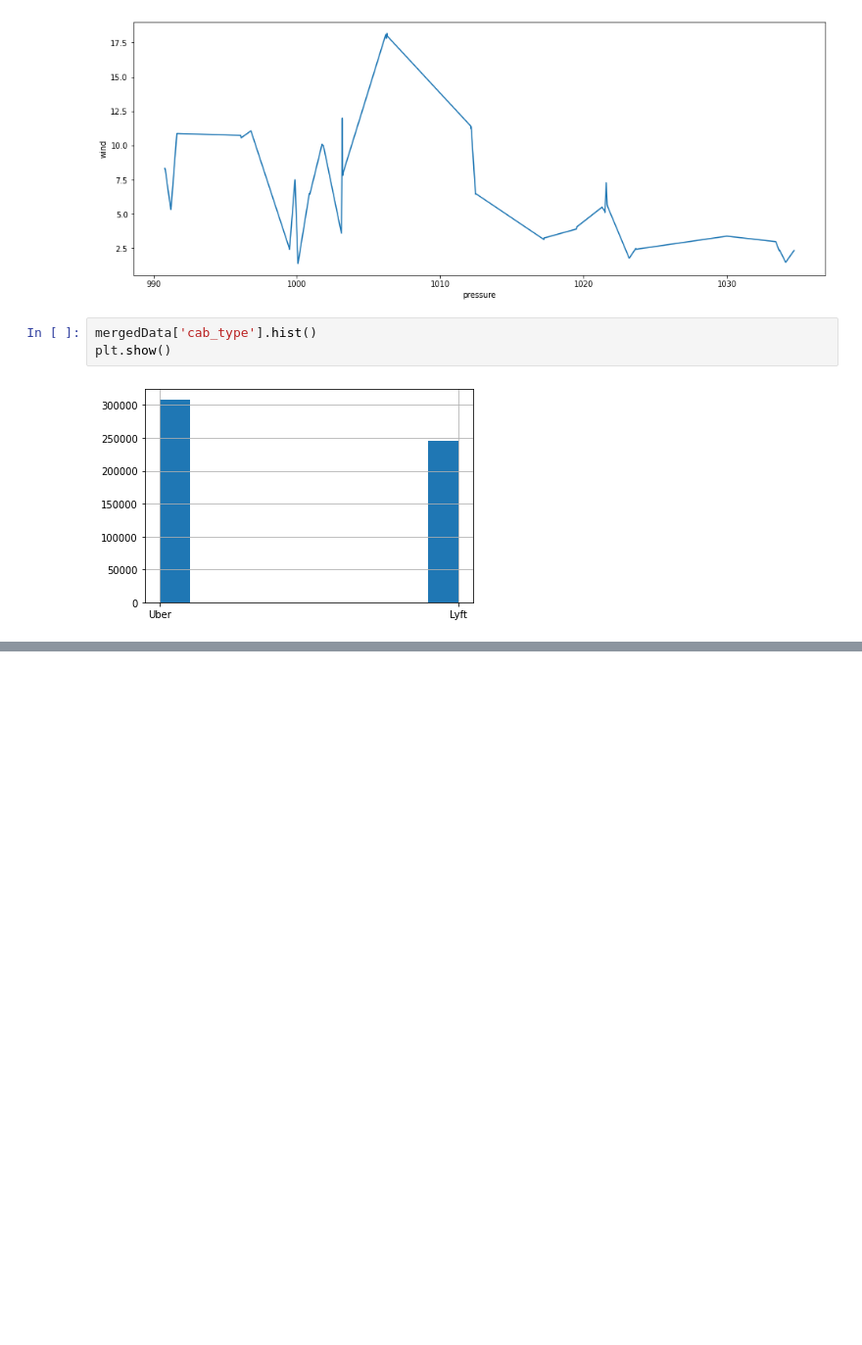
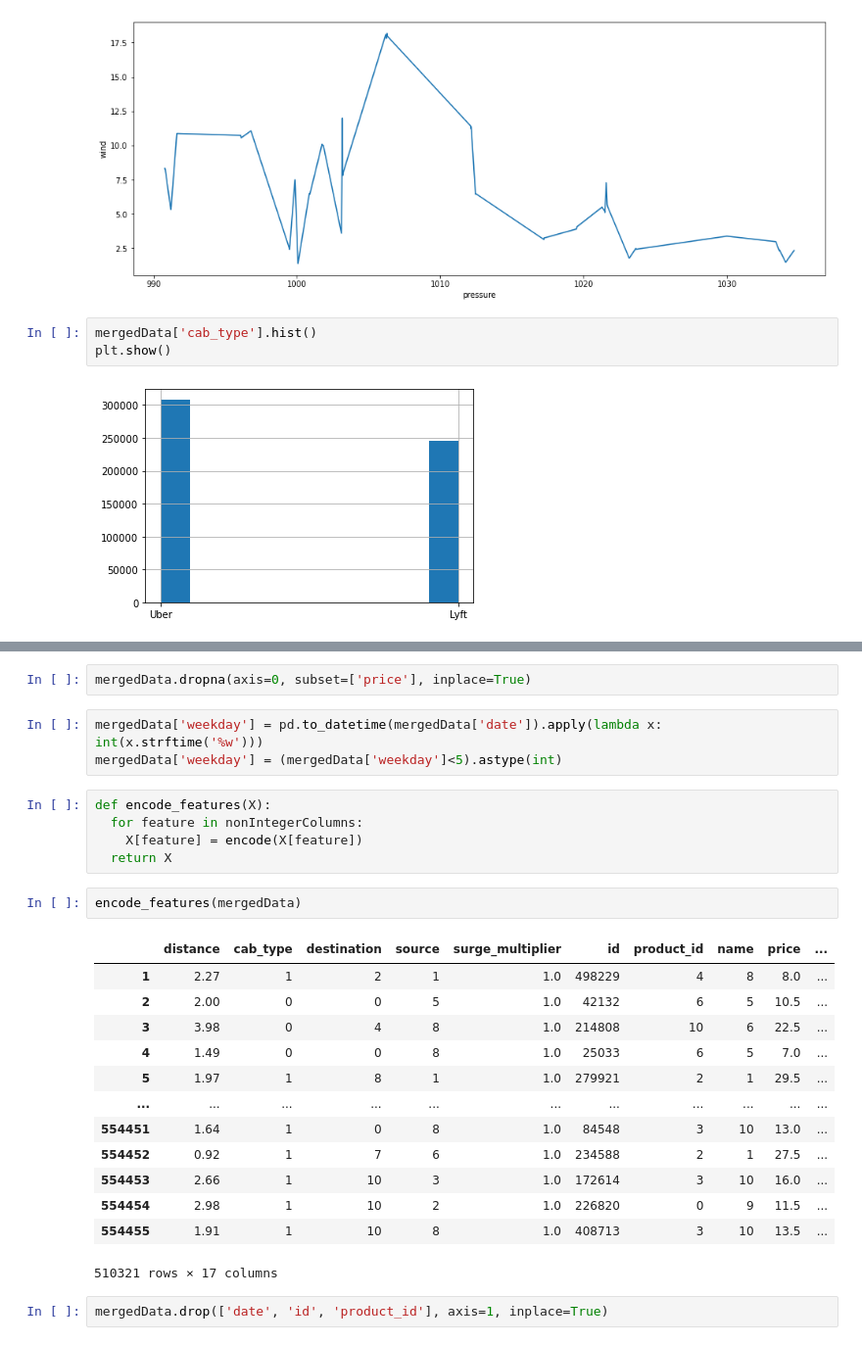
Before and after one commit to aymanmostafa11/Taxi-Ride-Fare-Prediction, a Jupyter notebook: ML Project.ipynb, the cells around one changed output, grey strips where cells are left out. Shown at 98% size. Saved outputs shown, nothing was run; the diff lists cells and outputs as text; blank space fills up the shorter version.

```diff
--- a/ML Project.ipynb
+++ b/ML Project.ipynb
@@ -329,0 +315,28 @@ mergedData['surge_multiplier'].hist()
+# %%
+mergedData.dropna(axis=0, subset=['price'], inplace=True)
+# %%
+mergedData['weekday'] = pd.to_datetime(mergedData['date']).apply(lambda x: int(x.strftime('%w')))
+mergedData['weekday'] = (mergedData['weekday']<5).astype(int)
+# %%
+def encode_features(X):
+  for feature in nonIntegerColumns:
+    X[feature] = encode(X[feature])
+  return X
+# %%
+encode_features(mergedData)
+# %% [output]
+|  | distance | cab_type | destination | source | surge_multiplier | id | product_id | name | price | ... |
+| 1 | 2.27 | 1 | 2 | 1 | 1.0 | 498229 | 4 | 8 | 8.0 | ... |
+| 2 | 2.00 | 0 | 0 | 5 | 1.0 | 42132 | 6 | 5 | 10.5 | ... |
+| 3 | 3.98 | 0 | 4 | 8 | 1.0 | 214808 | 10 | 6 | 22.5 | ... |
+| 4 | 1.49 | 0 | 0 | 8 | 1.0 | 25033 | 6 | 5 | 7.0 | ... |
+| 5 | 1.97 | 1 | 8 | 1 | 1.0 | 279921 | 2 | 1 | 29.5 | ... |
+| ... | ... | ... | ... | ... | ... | ... | ... | ... | ... | ... |
+| 554451 | 1.64 | 1 | 0 | 8 | 1.0 | 84548 | 3 | 10 | 13.0 | ... |
+| 554452 | 0.92 | 1 | 7 | 6 | 1.0 | 234588 | 2 | 1 | 27.5 | ... |
+| 554453 | 2.66 | 1 | 10 | 3 | 1.0 | 172614 | 3 | 10 | 16.0 | ... |
+| 554454 | 2.98 | 1 | 10 | 2 | 1.0 | 226820 | 0 | 9 | 11.5 | ... |
+| 554455 | 1.91 | 1 | 10 | 8 | 1.0 | 408713 | 3 | 10 | 13.5 | ... |
+510321 rows × 17 columns
+# %%
+mergedData.drop(['date', 'id', 'product_id'], axis=1, inplace=True)
```
Also changed, not shown: parts of 12 cells of this notebook.
